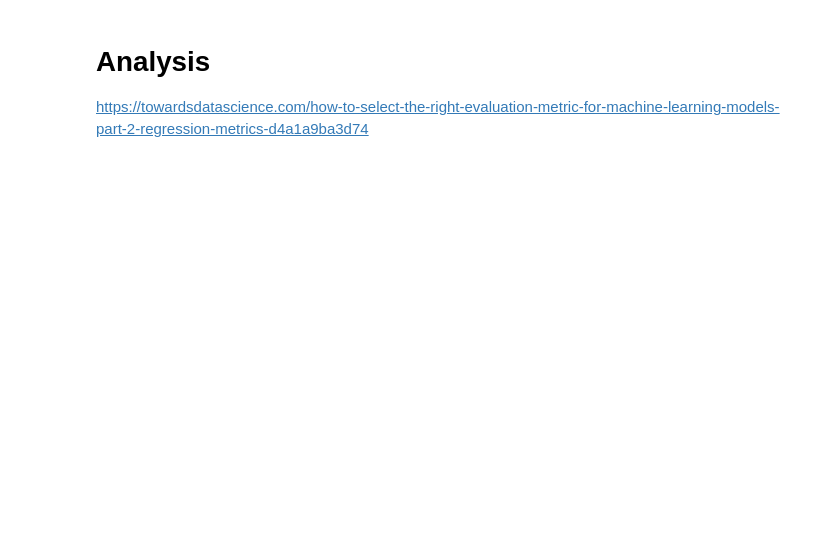
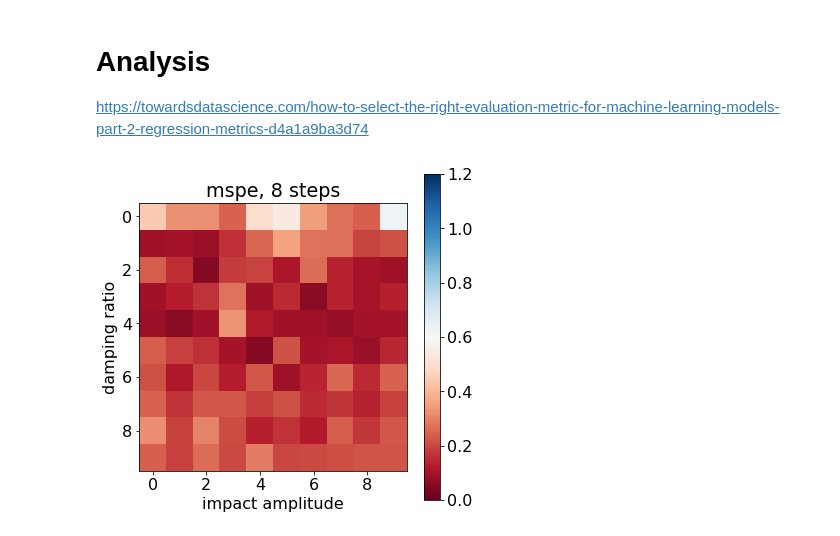
Before and after one commit to bamasa/rl_pendulum_predict, a Jupyter notebook: motion_4-hist-stable-just-RL-n_steps=8.ipynb, the cells around one changed output. Cells and saved outputs as stored; diff of their text form; code cells hidden in the pictures; blank space fills up the shorter version.

Commit message:
update graph

```diff
--- a/motion_4-hist-stable-just-RL-n_steps=8.ipynb
+++ b/motion_4-hist-stable-just-RL-n_steps=8.ipynb
@@ -450,7 +431,7 @@ Episode 1000    Average Score: -0.15    Best Average Score: -0.15
 # %%
-import pickle
-with open('scores_8_rl_mse.pkl', 'wb') as f:
-    pickle.dump(scores, f)
+# import pickle
+# with open('scores_8_rl_mse.pkl', 'wb') as f:
+#     pickle.dump(scores, f)
 # %%
 agent.load_state_dict(torch.load('checkpoint_8_straight_RL_1.pth'))
 
@@ -510,26 +501,31 @@ def hist_pred(impact_amplitude, damping_ratio):
 # %%
 from pylab import meshgrid,cm,imshow,contour,clabel,colorbar,axis,title,show
 import pylab
 from pylab import rcParams
 rcParams['figure.figsize'] = 5, 10
 
 def err(a, d):
     hist, pred = hist_pred(a, d)
     return mspe(hist, pred, n_prev)
 
 n = 10
 x = np.linspace(0.5, 1.5, n)
 y = np.linspace(0.03, 0.05, n)
 Z = np.empty((n, n))
 for i in range(n):
     for j in range(n):
         Z[i, j] = err(x[i], y[j])
 
 fig, ax = plt.subplots(figsize=(6,6))
 ax.imshow(Z,cmap=cm.RdBu, extent=[min(x),max(x),min(y),max(y)],
-          interpolation='nearest', aspect='auto')
+          interpolation='nearest', aspect='auto', )
+
 colorbar(imshow(Z,cmap=cm.RdBu, ))
+pylab.clim(0, 1.2)
+
 title(f'mspe, {n_steps} steps')
 pylab.xlabel(f"impact amplitude")
 pylab.ylabel(f"damping ratio")
 show()
+# %% [output]
+[figure, added]
```
Also changed, not shown: parts of 4 cells of this notebook.
